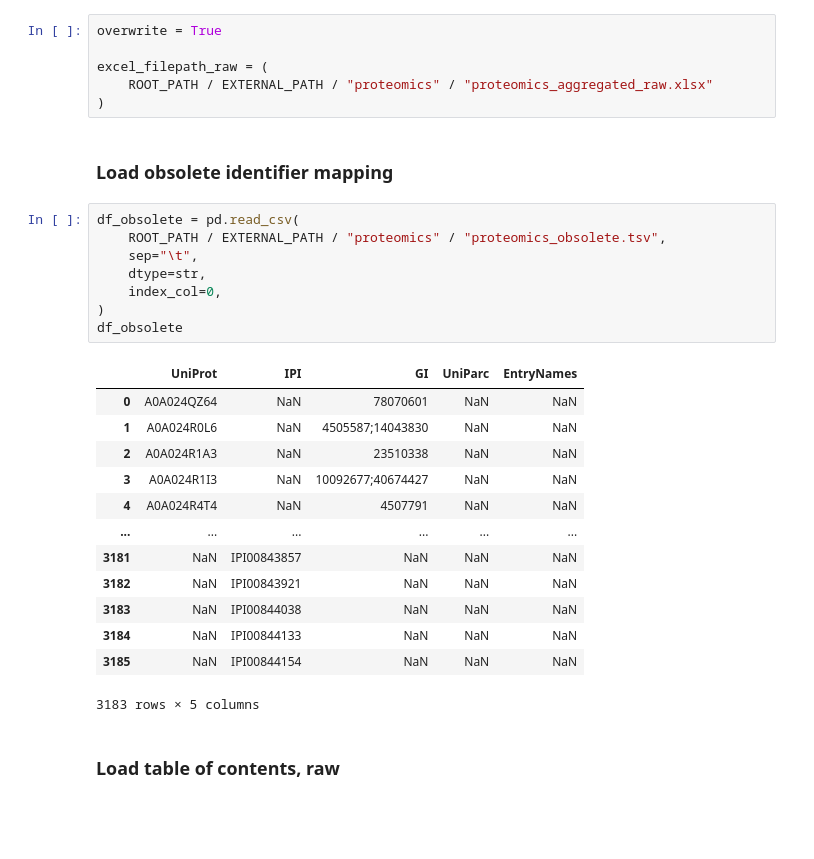
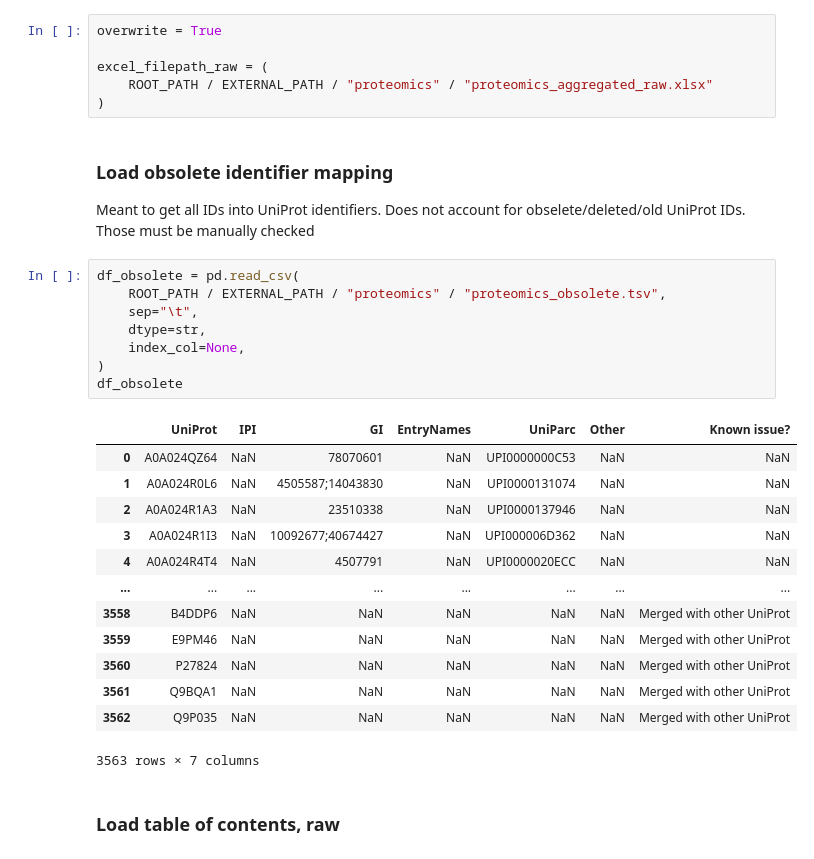
Before and after one commit to z-haiman/RBC-GEM, a Jupyter notebook: code/notebooks/curation/IdentifierUpdates_Proteomics.ipynb, the cells around one changed output. Cells and saved outputs as stored; diff of their text form; blank space fills up the shorter version.

Commit message:
Updated for UniProt 2025_01, added PMID:40043591 to dataset Updated Identifier mapping notebook to try to provide reason for fail/unmapped ID

```diff
--- a/code/notebooks/curation/IdentifierUpdates_Proteomics.ipynb
+++ b/code/notebooks/curation/IdentifierUpdates_Proteomics.ipynb
@@ -71,28 +72,29 @@ excel_filepath_raw = (
 )
 # %% [markdown]
 ### Load obsolete identifier mapping
+Meant to get all IDs into UniProt identifiers. Does not account for obselete/deleted/old UniProt IDs. Those must be manually checked
 # %%
 df_obsolete = pd.read_csv(
     ROOT_PATH / EXTERNAL_PATH / "proteomics" / "proteomics_obsolete.tsv",
     sep="\t",
     dtype=str,
-    index_col=0,
+    index_col=None,
 )
 df_obsolete
 # %% [output]
-|  | UniProt | IPI | GI | UniParc | EntryNames |
-| 0 | A0A024QZ64 | NaN | 78070601 | NaN | NaN |
-| 1 | A0A024R0L6 | NaN | 4505587;14043830 | NaN | NaN |
-| 2 | A0A024R1A3 | NaN | 23510338 | NaN | NaN |
-| 3 | A0A024R1I3 | NaN | 10092677;40674427 | NaN | NaN |
-| 4 | A0A024R4T4 | NaN | 4507791 | NaN | NaN |
-| ... | ... | ... | ... | ... | ... |
-| 3181 | NaN | IPI00843857 | NaN | NaN | NaN |
-| 3182 | NaN | IPI00843921 | NaN | NaN | NaN |
-| 3183 | NaN | IPI00844038 | NaN | NaN | NaN |
-| 3184 | NaN | IPI00844133 | NaN | NaN | NaN |
-| 3185 | NaN | IPI00844154 | NaN | NaN | NaN |
+|  | UniProt | IPI | GI | EntryNames | UniParc | Other | Known issue? |
+| 0 | A0A024QZ64 | NaN | 78070601 | NaN | UPI0000000C53 | NaN | NaN |
+| 1 | A0A024R0L6 | NaN | 4505587;14043830 | NaN | UPI0000131074 | NaN | NaN |
+| 2 | A0A024R1A3 | NaN | 23510338 | NaN | UPI0000137946 | NaN | NaN |
+| 3 | A0A024R1I3 | NaN | 10092677;40674427 | NaN | UPI000006D362 | NaN | NaN |
+| 4 | A0A024R4T4 | NaN | 4507791 | NaN | UPI0000020ECC | NaN | NaN |
+| ... | ... | ... | ... | ... | ... | ... | ... |
+| 3558 | B4DDP6 | NaN | NaN | NaN | NaN | NaN | Merged with other UniProt |
+| 3559 | E9PM46 | NaN | NaN | NaN | NaN | NaN | Merged with other UniProt |
+| 3560 | P27824 | NaN | NaN | NaN | NaN | NaN | Merged with other UniProt |
+| 3561 | Q9BQA1 | NaN | NaN | NaN | NaN | NaN | Merged with other UniProt |
+| 3562 | Q9P035 | NaN | NaN | NaN | NaN | NaN | Merged with other UniProt |
-3183 rows × 5 columns
+3563 rows × 7 columns
 # %% [markdown]
 ### Load table of contents, raw
 # %%
```
Also changed, not shown: parts of 8 cells of this notebook, 7 other files.
